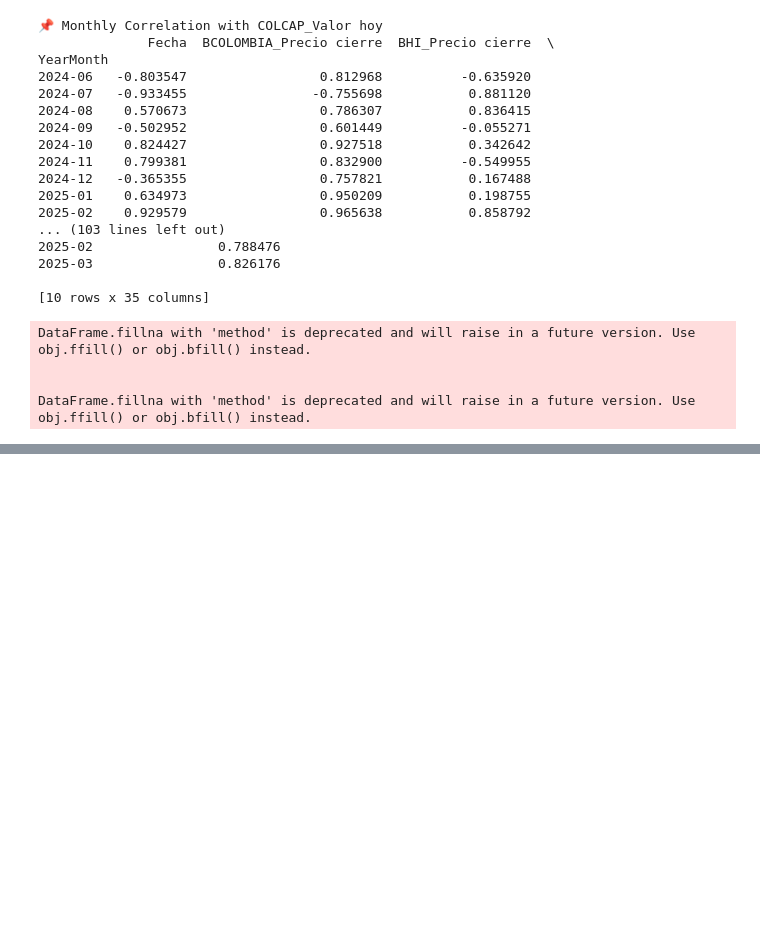
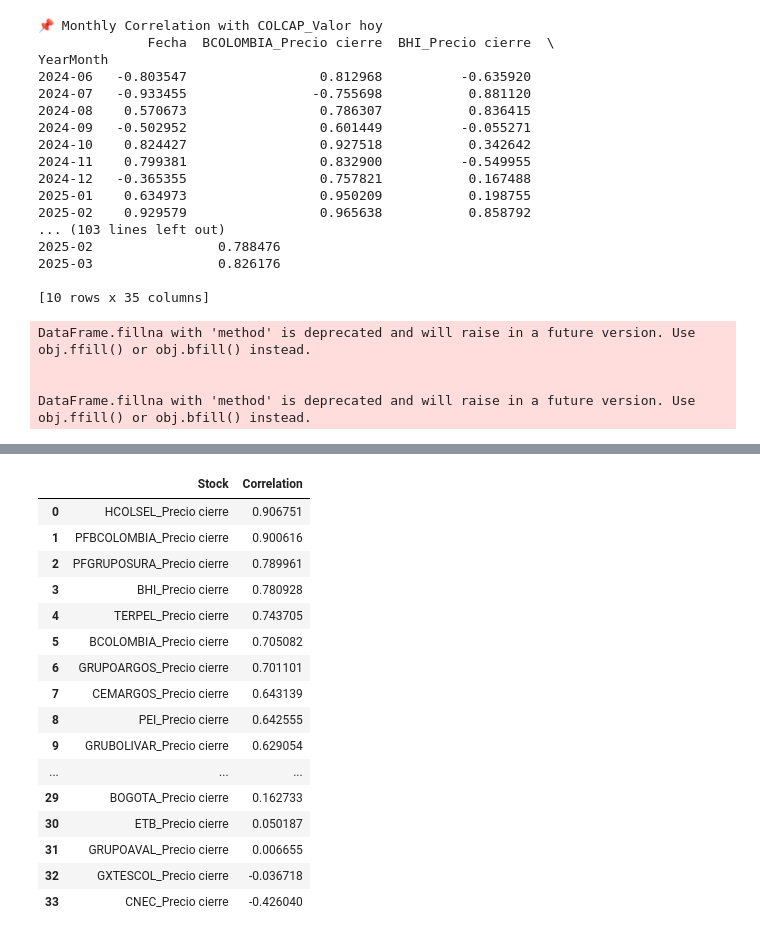
Before and after one commit to johansmunoz/sebastianmunoz, a Jupyter notebook: BVC/ANALYSIS_BVC2.ipynb, the cells around one changed output, grey strips where cells are left out. Saved outputs shown, nothing was run; the diff lists cells and outputs as text; code cells hidden in the pictures; blank space fills up the shorter version.

```diff
--- a/BVC/ANALYSIS_BVC2.ipynb
+++ b/BVC/ANALYSIS_BVC2.ipynb
@@ -484,3 +490,26 @@ if __name__ == "__main__":
     app.run(debug=True)
 # %% [output]
 [interactive output not drawn]
+# %%
+df_corr = pd.read_csv("Historical_Correlation.csv", index_col=0, header=None, names=["Stock", "Correlation"], skiprows=1)
+df_corr=df_corr.reset_index()
+df_corr = df_corr.sort_values("Correlation", ascending=False).reset_index(drop=True)
+df_corr
+# %% [output]
+|  | Stock | Correlation |
+| 0 | HCOLSEL_Precio cierre | 0.906751 |
+| 1 | PFBCOLOMBIA_Precio cierre | 0.900616 |
+| 2 | PFGRUPOSURA_Precio cierre | 0.789961 |
+| 3 | BHI_Precio cierre | 0.780928 |
+| 4 | TERPEL_Precio cierre | 0.743705 |
+| 5 | BCOLOMBIA_Precio cierre | 0.705082 |
+| 6 | GRUPOARGOS_Precio cierre | 0.701101 |
+| 7 | CEMARGOS_Precio cierre | 0.643139 |
+| 8 | PEI_Precio cierre | 0.642555 |
+| 9 | GRUBOLIVAR_Precio cierre | 0.629054 |
+| ... | ... | ... |
+| 29 | BOGOTA_Precio cierre | 0.162733 |
+| 30 | ETB_Precio cierre | 0.050187 |
+| 31 | GRUPOAVAL_Precio cierre | 0.006655 |
+| 32 | GXTESCOL_Precio cierre | -0.036718 |
+| 33 | CNEC_Precio cierre | -0.426040 |
```
Also changed, not shown: parts of 4 cells of this notebook, 27 other files.
